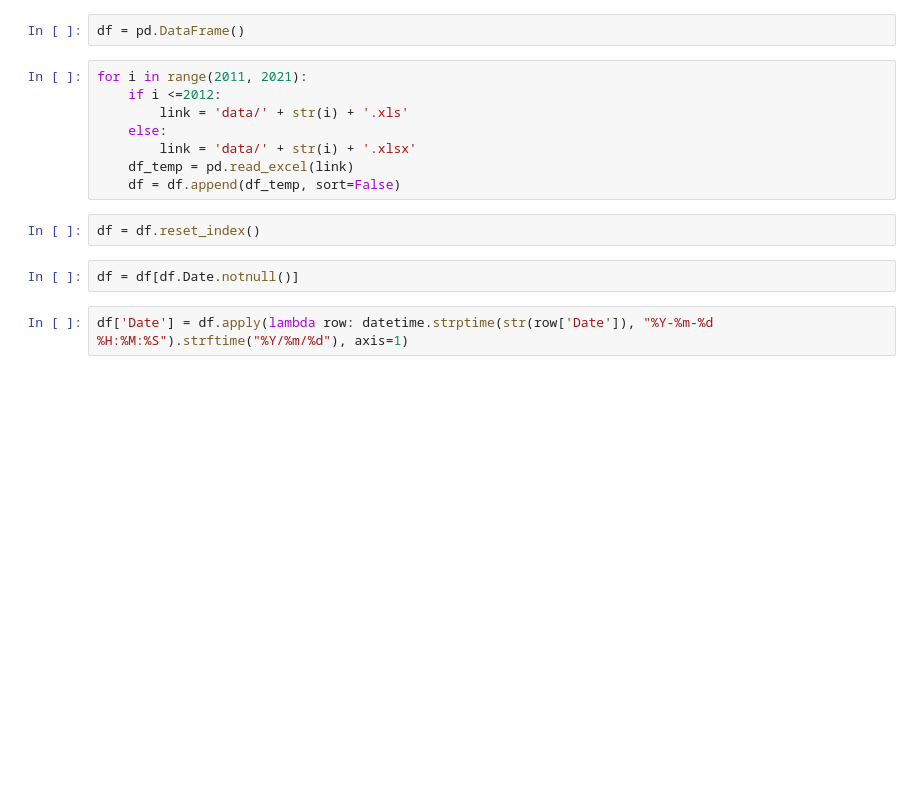
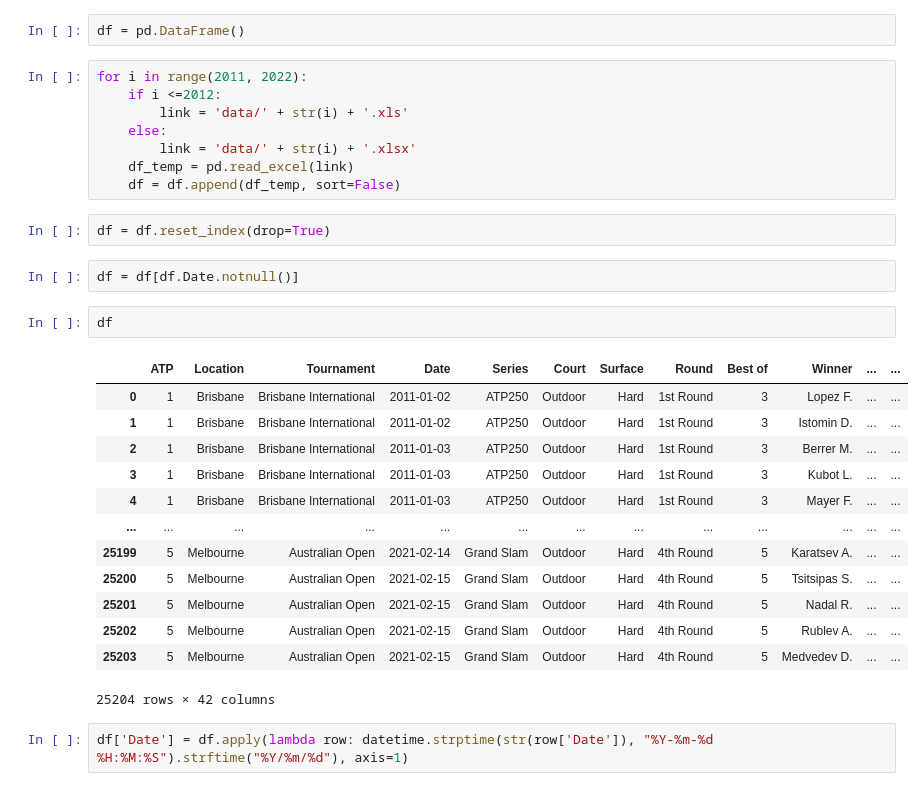
Before and after one commit to jfield24/Final-Project, a Jupyter notebook: Creating Features.ipynb, the cells around one changed output. Cells and saved outputs as stored; diff of their text form; blank space fills up the shorter version.

Commit message:
added scraping notebook and aus open 2021 results to improve model

```diff
--- a/Creating Features.ipynb
+++ b/Creating Features.ipynb
@@ -4,7 +4,7 @@ import pandas as pd
 # %%
 df = pd.DataFrame()
 # %%
-for i in range(2011, 2021):
+for i in range(2011, 2022):
     if i <=2012:
         link = 'data/' + str(i) + '.xls'
     else:
@@ -12,9 +12,25 @@ for i in range(2011, 2021):
     df_temp = pd.read_excel(link)
     df = df.append(df_temp, sort=False)
 # %%
-df = df.reset_index()
+df = df.reset_index(drop=True)
 # %%
 df = df[df.Date.notnull()]
+# %%
+df
+# %% [output]
+|  | ATP | Location | Tournament | Date | Series | Court | Surface | Round | Best of | Winner | ... | ... |
+| 0 | 1 | Brisbane | Brisbane International | 2011-01-02 | ATP250 | Outdoor | Hard | 1st Round | 3 | Lopez F. | ... | ... |
+| 1 | 1 | Brisbane | Brisbane International | 2011-01-02 | ATP250 | Outdoor | Hard | 1st Round | 3 | Istomin D. | ... | ... |
+| 2 | 1 | Brisbane | Brisbane International | 2011-01-03 | ATP250 | Outdoor | Hard | 1st Round | 3 | Berrer M. | ... | ... |
+| 3 | 1 | Brisbane | Brisbane International | 2011-01-03 | ATP250 | Outdoor | Hard | 1st Round | 3 | Kubot L. | ... | ... |
+| 4 | 1 | Brisbane | Brisbane International | 2011-01-03 | ATP250 | Outdoor | Hard | 1st Round | 3 | Mayer F. | ... | ... |
+| ... | ... | ... | ... | ... | ... | ... | ... | ... | ... | ... | ... | ... |
+| 25199 | 5 | Melbourne | Australian Open | 2021-02-14 | Grand Slam | Outdoor | Hard | 4th Round | 5 | Karatsev A. | ... | ... |
+| 25200 | 5 | Melbourne | Australian Open | 2021-02-15 | Grand Slam | Outdoor | Hard | 4th Round | 5 | Tsitsipas S. | ... | ... |
+| 25201 | 5 | Melbourne | Australian Open | 2021-02-15 | Grand Slam | Outdoor | Hard | 4th Round | 5 | Nadal R. | ... | ... |
+| 25202 | 5 | Melbourne | Australian Open | 2021-02-15 | Grand Slam | Outdoor | Hard | 4th Round | 5 | Rublev A. | ... | ... |
+| 25203 | 5 | Melbourne | Australian Open | 2021-02-15 | Grand Slam | Outdoor | Hard | 4th Round | 5 | Medvedev D. | ... | ... |
+25204 rows × 42 columns
 # %%
 df['Date'] = df.apply(lambda row: datetime.strptime(str(row['Date']), "%Y-%m-%d %H:%M:%S").strftime("%Y/%m/%d"), axis=1)
 # %%
```
Also changed, not shown: parts of 3 cells of this notebook, 12 other files.
